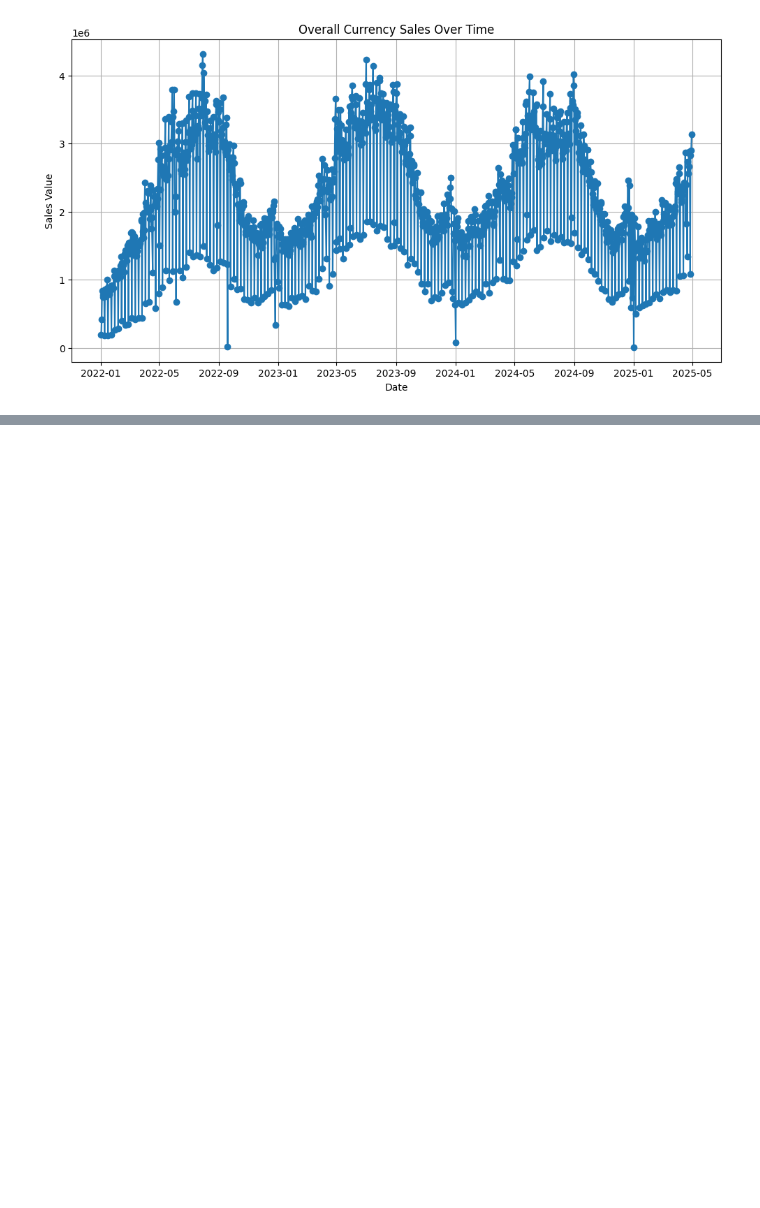
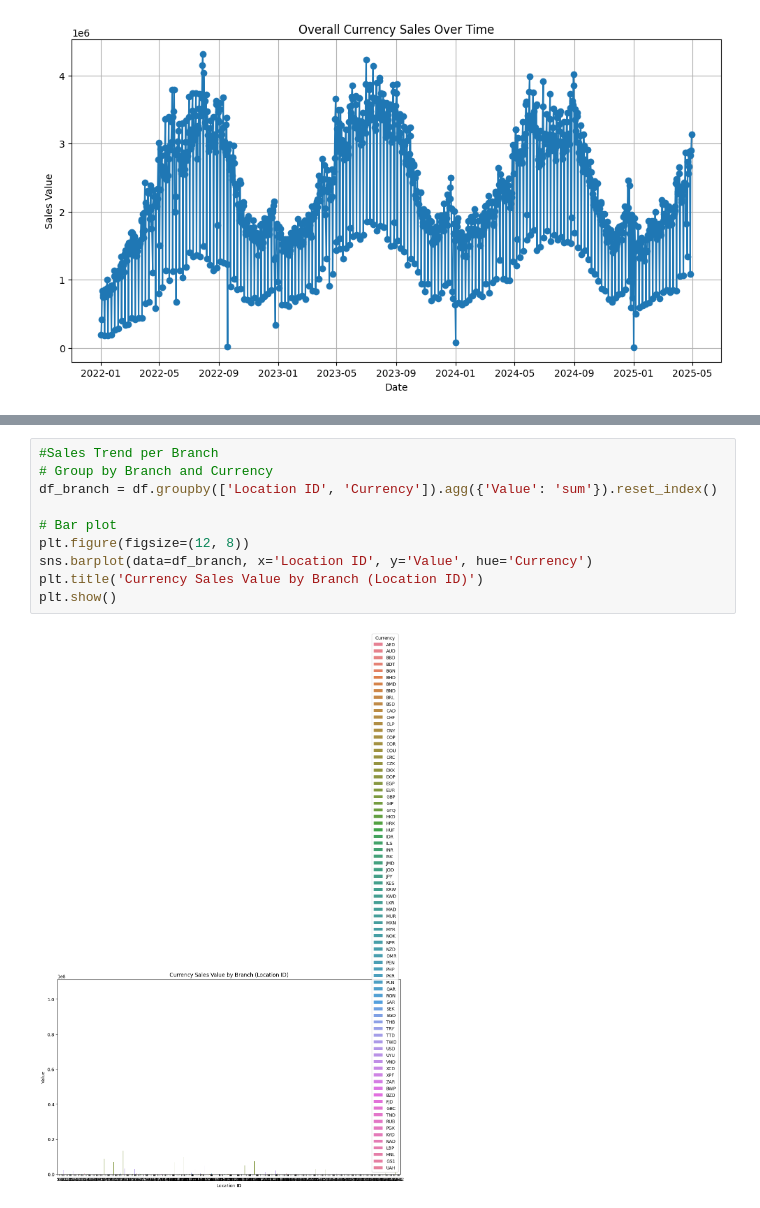
Before and after one commit to Priyankavaishnav1006/Stock_Sales_ML_Model, a Jupyter notebook: Stock_sales_ML.ipynb, the cells around one changed output, grey strips where cells are left out. Saved outputs shown, nothing was run; the diff lists cells and outputs as text; blank space fills up the shorter version.

```diff
--- a/Stock_sales_ML.ipynb
+++ b/Stock_sales_ML.ipynb
@@ -93,0 +109,12 @@ plt.show()
+# %%
+#Sales Trend per Branch
+# Group by Branch and Currency
+df_branch = df.groupby(['Location ID', 'Currency']).agg({'Value': 'sum'}).reset_index()
+
+# Bar plot
+plt.figure(figsize=(12, 8))
+sns.barplot(data=df_branch, x='Location ID', y='Value', hue='Currency')
+plt.title('Currency Sales Value by Branch (Location ID)')
+plt.show()
+# %% [output]
+[figure, added]
```
Also changed, not shown: parts of 6 cells of this notebook.
